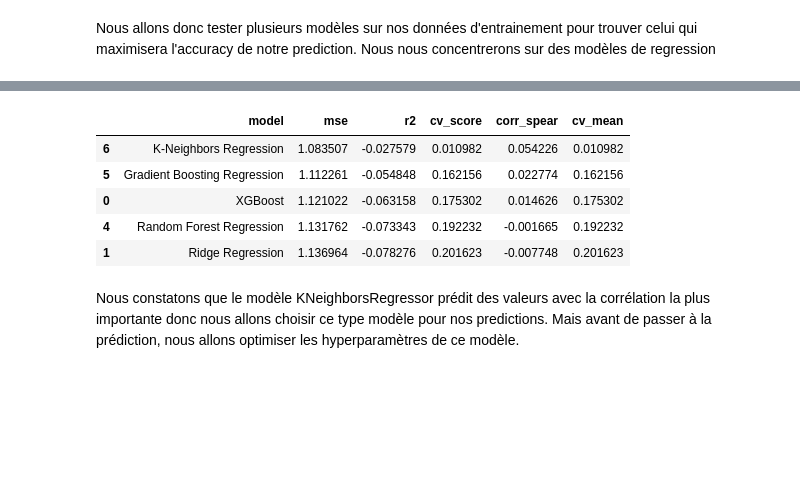
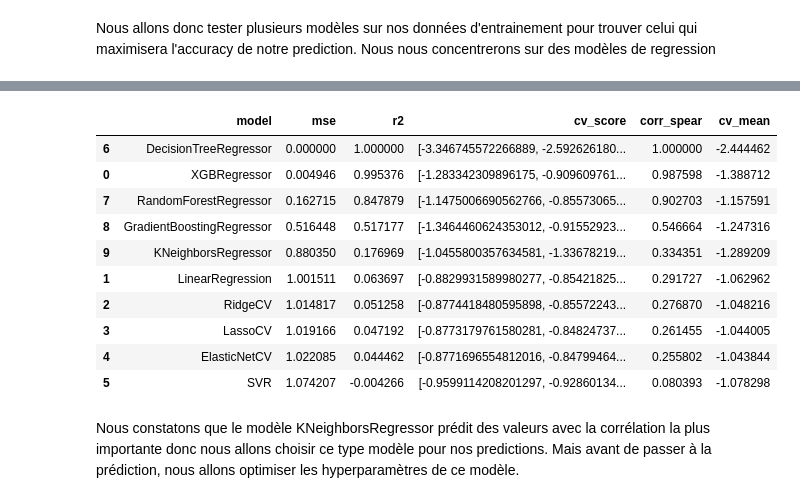
Before and after one commit to yvesmarix/PROJET-QRT-ELEC, a Jupyter notebook: main_bis.ipynb, the cells around one changed output, grey strips where cells are left out. Drawn from its saved outputs; the diff is of its cells as text; code cells hidden in the pictures; blank space fills up the shorter version.

```diff
--- a/main_bis.ipynb
+++ b/main_bis.ipynb
@@ -195,6 +175,5 @@ dtype: int64
 columns_to_fill = ["DE_RAIN", "FR_RAIN", "DE_WIND", "FR_WIND", "DE_TEMP", "FR_TEMP"]
 
 # normalisé
-columns_to_fill = [x + "_norm" for x in columns_to_fill]
 x_train_norm[["DAY_ID", "COUNTRY"] + columns_to_fill]
 # %% [output]
@@ -468,14 +447,14 @@ def build_features_with_shifts(df, temp_shift, rain_shift, wind_shift):
     for country in df_feat["COUNTRY"].unique():
         mask = df_feat["COUNTRY"] == country
 
-        df_feat.loc[mask, "FR_TEMP_LAG_norm"] = df_feat.loc[mask, "FR_TEMP_norm"].shift(temp_shift)
-        df_feat.loc[mask, "DE_TEMP_LAG_norm"] = df_feat.loc[mask, "DE_TEMP_norm"].shift(temp_shift)
+        df_feat.loc[mask, "FR_TEMP_LAG"] = df_feat.loc[mask, "FR_TEMP"].shift(temp_shift)
+        df_feat.loc[mask, "DE_TEMP_LAG"] = df_feat.loc[mask, "DE_TEMP"].shift(temp_shift)
 
-        df_feat.loc[mask, "FR_RAIN_LAG_norm"] = df_feat.loc[mask, "FR_RAIN_norm"].shift(rain_shift)
-        df_feat.loc[mask, "DE_RAIN_LAG_norm"] = df_feat.loc[mask, "DE_RAIN_norm"].shift(rain_shift)
+        df_feat.loc[mask, "FR_RAIN_LAG"] = df_feat.loc[mask, "FR_RAIN"].shift(rain_shift)
+        df_feat.loc[mask, "DE_RAIN_LAG"] = df_feat.loc[mask, "DE_RAIN"].shift(rain_shift)
 
-        df_feat.loc[mask, "FR_WIND_LAG_norm"] = df_feat.loc[mask, "FR_WIND_norm"].shift(wind_shift)
-        df_feat.loc[mask, "DE_WIND_LAG_norm"] = df_feat.loc[mask, "DE_WIND_norm"].shift(wind_shift)
+        df_feat.loc[mask, "FR_WIND_LAG"] = df_feat.loc[mask, "FR_WIND"].shift(wind_shift)
+        df_feat.loc[mask, "DE_WIND_LAG"] = df_feat.loc[mask, "DE_WIND"].shift(wind_shift)
 
     # on enlève COUNTRY comme dans ton code
     df_feat = df_feat.drop(columns=["COUNTRY"])
@@ -565,9 +544,9 @@ def apply_shifts(x, best_shifts) -> pd.DataFrame:
     x_lags = x.drop(['COUNTRY'], axis=1).fillna(0)
 
     ### Ajout de lag dans les séries temporelles
-    x_lags[["FR_TEMP_LAG_norm", "DE_TEMP_LAG_norm"]] = x_lags[["FR_TEMP_norm", "DE_TEMP_norm"]].shift(best_shifts['TEMP_SHIFT']).fillna(0)
-    x_lags[["FR_RAIN_LAG_norm", "DE_RAIN_LAG_norm"]] = x_lags[["FR_RAIN_norm", "DE_RAIN_norm"]].shift(best_shifts['RAIN_SHIFT']).fillna(0)
-    x_lags[["FR_WIND_LAG_norm", "DE_WIND_LAG_norm"]] = x_lags[["FR_WIND_norm", "DE_WIND_norm"]].shift(best_shifts['WIND_SHIFT']).fillna(0)
+    x_lags[["FR_TEMP_LAG", "DE_TEMP_LAG"]] = x_lags[["FR_TEMP", "DE_TEMP"]].shift(best_shifts['TEMP_SHIFT']).fillna(0)
+    x_lags[["FR_RAIN_LAG", "DE_RAIN_LAG"]] = x_lags[["FR_RAIN", "DE_RAIN"]].shift(best_shifts['RAIN_SHIFT']).fillna(0)
+    x_lags[["FR_WIND_LAG", "DE_WIND_LAG"]] = x_lags[["FR_WIND", "DE_WIND"]].shift(best_shifts['WIND_SHIFT']).fillna(0)
 
     return x_lags
 
@@ -580,17 +559,26 @@ x_train_median, x_test_median = apply_shifts(x_train_median, best_shifts), apply
 # %% [markdown]
 Nous allons donc tester plusieurs modèles sur nos données d'entrainement pour trouver celui qui maximisera l'accuracy de notre prediction. Nous nous concentrerons sur des modèles de regression
 # %%
+from sklearn.linear_model import RidgeCV, LassoCV, ElasticNetCV
+
 models = {
-    'XGBoost' : XGBRegressor(),
+    'XGBoost': XGBRegressor(),
     'Linear Regression': LinearRegression(),
-    'Ridge Regression': Ridge(),
-    'Lasso Regression': Lasso(),
-    'ElasticNet': ElasticNet(),
+    'Ridge Regression': RidgeCV(alphas=np.logspace(-3, 3, 50), cv=10),
+    'Lasso Regression': LassoCV(alphas=np.logspace(-3, 3, 50), cv=10, max_iter=10000, n_jobs=-1),
+    'ElasticNet': ElasticNetCV(
+        alphas=np.logspace(-3, 3, 50),
+        l1_ratio=[0.1, 0.3, 0.5, 0.7, 0.9, 0.95, 0.99],
+        cv=10,
+        max_iter=10000,
+        n_jobs=-1
+    ),
     'Support Vector Regression': SVR(),
     'Decision Tree Regression': DecisionTreeRegressor(),
     'Random Forest Regression': RandomForestRegressor(),
     'Gradient Boosting Regression': GradientBoostingRegressor(),
-    'K-Neighbors Regression': KNeighborsRegressor()}
+    'K-Neighbors Regression': KNeighborsRegressor()
+}
 
 # mode series
 y_test_clean = y_test.set_index("ID").loc[y_test["ID"], "TARGET"]
@@ -605,6 +593,7 @@ for mod in models.values() :
 
     # Évaluation du modèle
     y_pred = model.predict(x_test_median)
+    # y_pred = model.predict(x_train_median)
     mse = mean_squared_error(y_test_clean, y_pred)
     r2 = r2_score(y_test_clean, y_pred)
     # Métrique spécifique au challenge
@@ -746,14 +608,19 @@ Model: Linear Regression
 # %%
 res = pd.DataFrame(res,columns=["model","mse","r2","cv_score", "corr_spear"]).sort_values(by="corr_spear",ascending=False)
 res["cv_mean"] = res['cv_score'].apply(lambda x : np.mean(x))
-res.head(5)
+res.head(15)
 # %% [output]
 |  | model | mse | r2 | cv_score | corr_spear | cv_mean |
-| 6 | K-Neighbors Regression | 1.083507 | -0.027579 | 0.010982 | 0.054226 | 0.010982 |
-| 5 | Gradient Boosting Regression | 1.112261 | -0.054848 | 0.162156 | 0.022774 | 0.162156 |
-| 0 | XGBoost | 1.121022 | -0.063158 | 0.175302 | 0.014626 | 0.175302 |
-| 4 | Random Forest Regression | 1.131762 | -0.073343 | 0.192232 | -0.001665 | 0.192232 |
-| 1 | Ridge Regression | 1.136964 | -0.078276 | 0.201623 | -0.007748 | 0.201623 |
+| 6 | DecisionTreeRegressor | 0.000000 | 1.000000 | [-3.346745572266889, -2.592626180... | 1.000000 | -2.444462 |
+| 0 | XGBRegressor | 0.004946 | 0.995376 | [-1.283342309896175, -0.909609761... | 0.987598 | -1.388712 |
+| 7 | RandomForestRegressor | 0.162715 | 0.847879 | [-1.1475006690562766, -0.85573065... | 0.902703 | -1.157591 |
+| 8 | GradientBoostingRegressor | 0.516448 | 0.517177 | [-1.3464460624353012, -0.91552923... | 0.546664 | -1.247316 |
+| 9 | KNeighborsRegressor | 0.880350 | 0.176969 | [-1.0455800357634581, -1.33678219... | 0.334351 | -1.289209 |
+| 1 | LinearRegression | 1.001511 | 0.063697 | [-0.8829931589980277, -0.85421825... | 0.291727 | -1.062962 |
+| 2 | RidgeCV | 1.014817 | 0.051258 | [-0.8774418480595898, -0.85572243... | 0.276870 | -1.048216 |
+| 3 | LassoCV | 1.019166 | 0.047192 | [-0.8773179761580281, -0.84824737... | 0.261455 | -1.044005 |
+| 4 | ElasticNetCV | 1.022085 | 0.044462 | [-0.8771696554812016, -0.84799464... | 0.255802 | -1.043844 |
+| 5 | SVR | 1.074207 | -0.004266 | [-0.9599114208201297, -0.92860134... | 0.080393 | -1.078298 |
 # %% [markdown]
 Nous constatons que le modèle KNeighborsRegressor prédit des valeurs avec la corrélation la plus importante donc nous allons choisir ce type modèle pour nos predictions. Mais avant de passer à la prédiction, nous allons optimiser les hyperparamètres de ce modèle.
 # %% [markdown]
```
Also changed, not shown: parts of 8 cells of this notebook.
